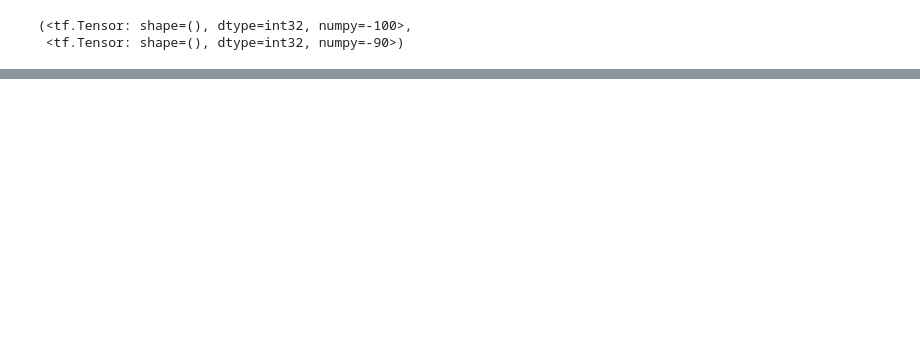
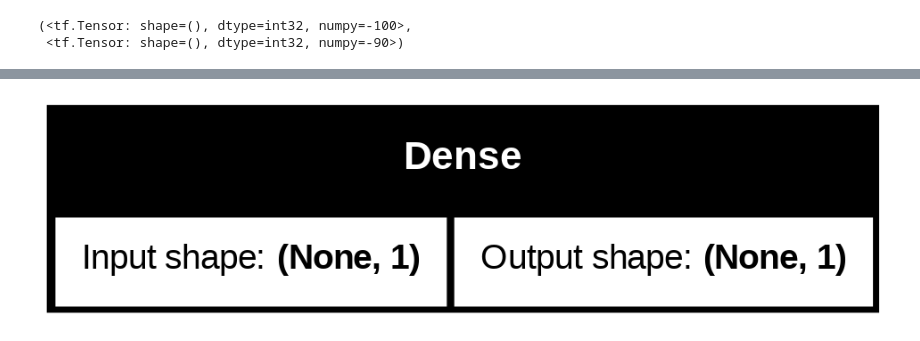
Before and after one commit to ChavanSnehal322/Learning-TensorFlow, a Jupyter notebook: 2_NeuralNetwork_Regression_with_TensorFlow.ipynb, the cells around one changed output, grey strips where cells are left out. Drawn from its saved outputs; the diff is of its cells as text; code cells hidden in the pictures; blank space fills up the shorter version.

Commit message:
visualizing prediction of the model

```diff
--- a/2_NeuralNetwork_Regression_with_TensorFlow.ipynb
+++ b/2_NeuralNetwork_Regression_with_TensorFlow.ipynb
@@ -497,2 +499,18 @@ Model: "sequential_26"
 # %%
 #  Bias and weights
+# %%
+#  Creating a model that builds automatically by defining input shape arguments
+
+tf.random.set_seed(42)
+
+#  create a model
+model = tf.keras.Sequential([
+
+          tf.keras.layers.Dense(1, input_shape = [1])
+
+])
+
+model.compile(loss = tf.keras.losses.mae,
+              optimizer=tf.keras.optimizers.SGD(),
+              metrics = ["mae"]
+              )
@@ -498,0 +529,7 @@ Model: "sequential_26"
+# %%
+# Running the model fit multiple times will increase epoch count
+
+model.fit(x_train, y_train, epochs= 100, verbose = 0)
+
+# Expand dimensions of x_train to make it (batch_size, n_features)
+# model.fit(tf.expand_dims(x_train, axis=-1), y_train, epochs=100, verbose=0)
@@ -498,0 +555,4 @@ Model: "sequential_26"
+# %%
+plot_model(model = model, show_shapes = True)
+# %% [output]
+[figure, added]
```
Also changed, not shown: parts of 34 cells of this notebook.
